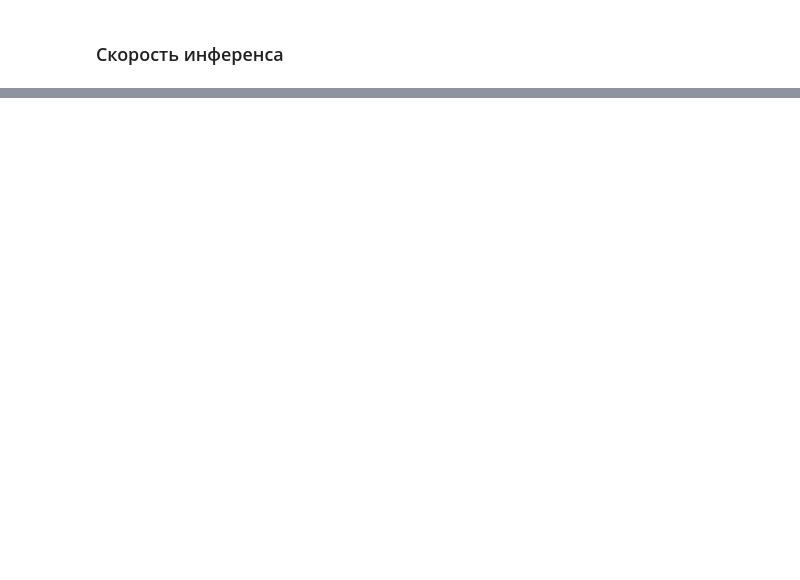
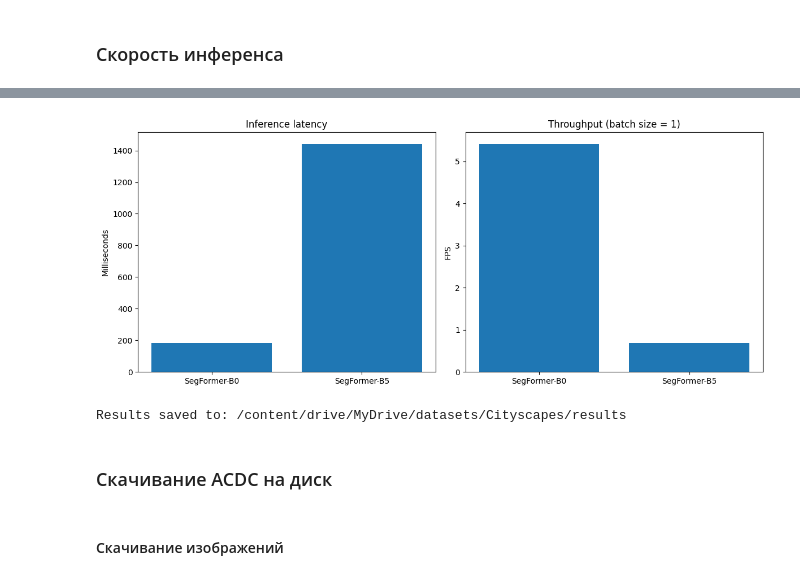
Before and after one commit to z0sh22/Model_switch, a Jupyter notebook: test_seg.ipynb, the cells around one changed output, grey strips where cells are left out. Saved outputs shown, nothing was run; the diff lists cells and outputs as text; code cells hidden in the pictures; blank space fills up the shorter version.

```diff
--- a/test_seg.ipynb
+++ b/test_seg.ipynb
@@ -626,0 +834,41 @@ B5 is 7.44x slower than B0
+# %%
+fig, axes = plt.subplots(1, 2, figsize=(12, 5))
+
+names = df_benchmark["Model"]
+
+axes[0].bar(
+    names,
+    df_benchmark["Mean latency (ms)"]
+)
+axes[0].set_title("Inference latency")
+axes[0].set_ylabel("Milliseconds")
+
+axes[1].bar(
+    names,
+    df_benchmark["FPS"]
+)
+axes[1].set_title("Throughput (batch size = 1)")
+axes[1].set_ylabel("FPS")
+
+plt.tight_layout()
+
+suffix = f"{test_image.width}x{test_image.height}"
+
+plt.savefig(
+    RESULTS_DIR / f"inference_benchmark_{suffix}.png",
+    dpi=180
+)
+
+plt.show()
+
+df_benchmark.to_csv(
+    RESULTS_DIR / f"inference_benchmark_{suffix}.csv",
+    index=False
+)
+
+print("Results saved to:", RESULTS_DIR)
+# %% [output]
+[figure, added]
+Results saved to: /content/drive/MyDrive/datasets/Cityscapes/results
+# %% [markdown]
+### Скачивание ACDC на диск
@@ -626,0 +880,2 @@ B5 is 7.44x slower than B0
+# %% [markdown]
+#### Скачивание изображений
```
Also changed, not shown: parts of 36 cells of this notebook.
